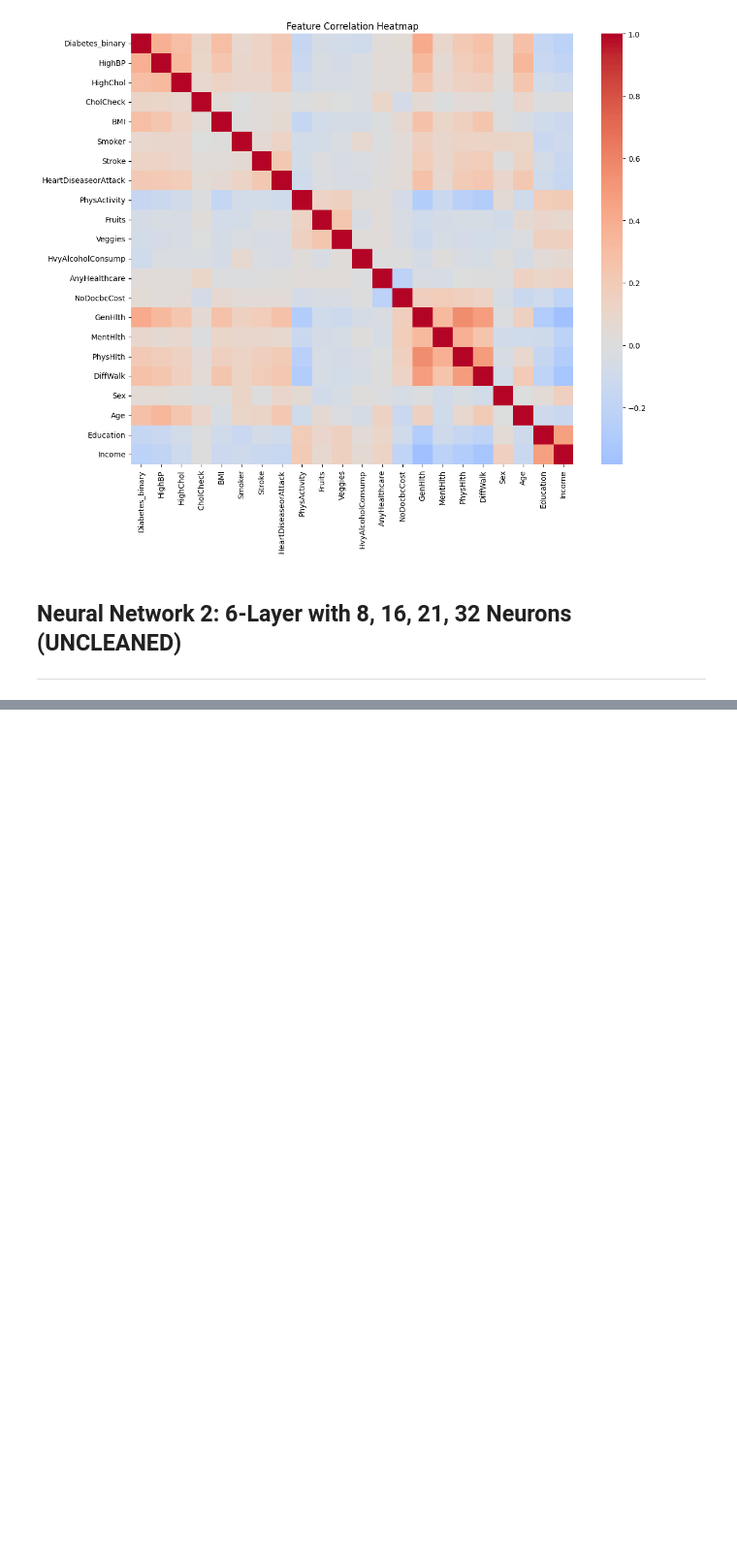
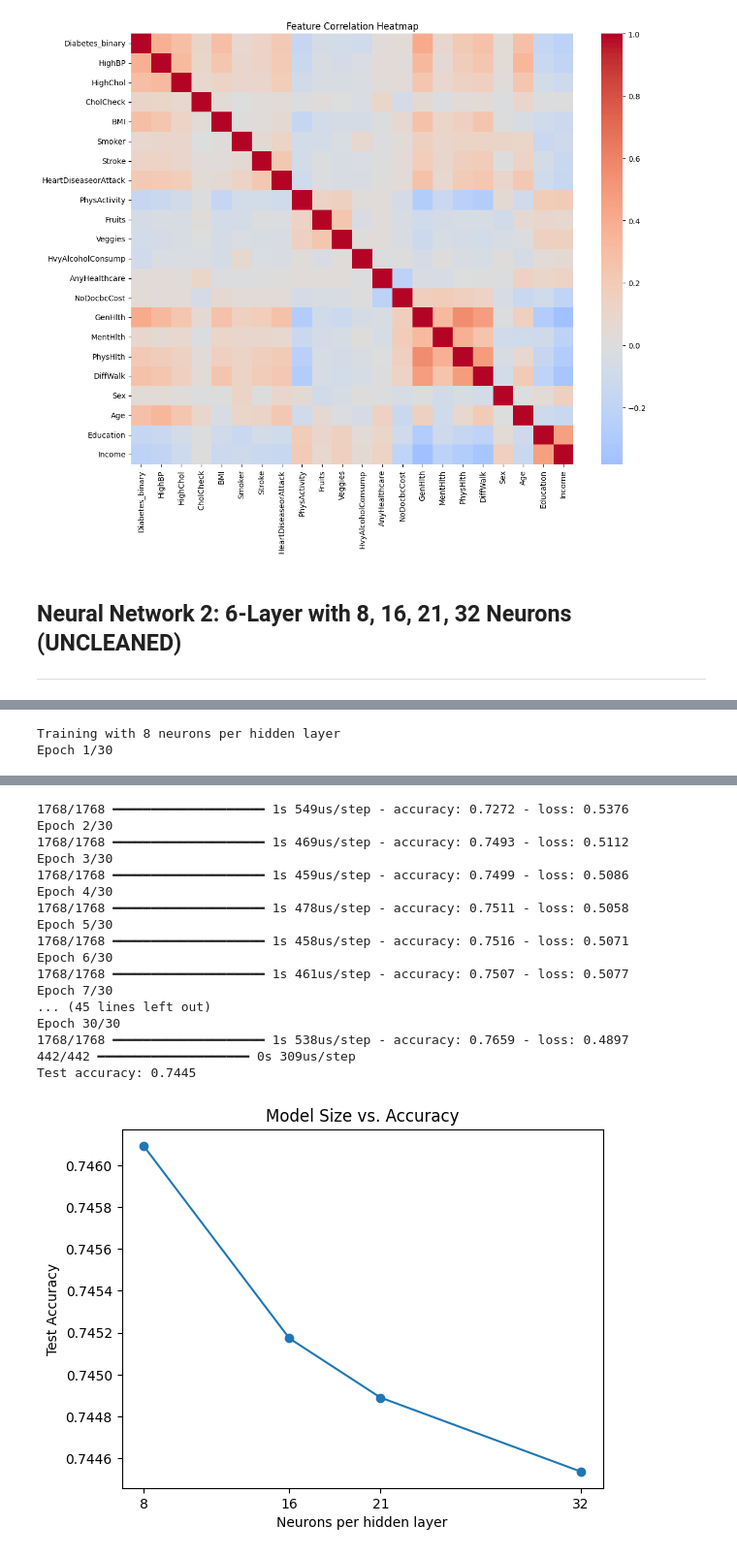
Before and after one commit to LJMurphyy/diabetes-risk-predictor, a Jupyter notebook: ljmurphy.ipynb, the cells around one changed output, grey strips where cells are left out. Shown at 97% size. Cells and saved outputs as stored; diff of their text form; code cells hidden in the pictures; blank space fills up the shorter version.

```diff
--- a/ljmurphy.ipynb
+++ b/ljmurphy.ipynb
@@ -381,0 +234,61 @@ Epoch 20/20
+# %%
+# Load the cleaned 50/50 dataset
+df = pd.read_csv('5050_clean_diabetes_dataset.csv')
+# %%
+# Cell 3 – Split into features & target, then train/test (50:50)
+X = df.drop('Diabetes_binary', axis=1).values
+y = df['Diabetes_binary'].values
+
+# Cell 3 – Single train/test split (80% train, 20% test)
+X_train, X_test, y_train, y_test = train_test_split(
+    X, y,
+    test_size=0.2,
+    stratify=y,
+    random_state=42
+)
+
+# Scale features
+scaler = StandardScaler().fit(X_train)
+X_train = scaler.transform(X_train)
+X_test  = scaler.transform(X_test)
+
+# Cell 4 – Model builder for 6-layer net (4 hidden + in/out)
+def build_model(units):
+    m = Sequential([
+        Dense(units, activation='relu', input_dim=X_train.shape[1]),
+        Dense(units, activation='relu'),
+        Dense(units, activation='relu'),
+        Dense(units, activation='relu'),
+        Dense(1,     activation='sigmoid'),
+    ])
+    m.compile(optimizer='adam',
+              loss='binary_crossentropy',
+              metrics=['accuracy'])
+    return m
+
+
+# Cell 5 – Train & evaluate each variant, no extra splits
+results = {}
+for units in [8, 16, 21, 32]:
+    print(f"\nTraining with {units} neurons per hidden layer")
+    model = build_model(units)
+    model.fit(X_train, y_train,
+              epochs=30,
+              batch_size=32,
+              verbose=1)      # no validation_split here
+
+    preds = (model.predict(X_test) > 0.5).astype(int).flatten()
+    acc = accuracy_score(y_test, preds)
+    print(f"Test accuracy: {acc:.4f}")
+    results[units] = acc
+
+# Cell 6 – Comparison plot
+plt.plot(list(results.keys()), list(results.values()), marker='o')
+plt.xlabel('Neurons per hidden layer')
+plt.ylabel('Test Accuracy')
+plt.title('Model Size vs. Accuracy')
+plt.xticks([8,16,21,32])
+plt.show()
+# %% [output]
+Training with 8 neurons per hidden layer
+Epoch 1/30
@@ -381,0 +346,18 @@ Epoch 20/20
+1768/1768 ━━━━━━━━━━━━━━━━━━━━ 1s 549us/step - accuracy: 0.7272 - loss: 0.5376
+Epoch 2/30
+1768/1768 ━━━━━━━━━━━━━━━━━━━━ 1s 469us/step - accuracy: 0.7493 - loss: 0.5112
+Epoch 3/30
+1768/1768 ━━━━━━━━━━━━━━━━━━━━ 1s 459us/step - accuracy: 0.7499 - loss: 0.5086
+Epoch 4/30
+1768/1768 ━━━━━━━━━━━━━━━━━━━━ 1s 478us/step - accuracy: 0.7511 - loss: 0.5058
+Epoch 5/30
+1768/1768 ━━━━━━━━━━━━━━━━━━━━ 1s 458us/step - accuracy: 0.7516 - loss: 0.5071
+Epoch 6/30
+1768/1768 ━━━━━━━━━━━━━━━━━━━━ 1s 461us/step - accuracy: 0.7507 - loss: 0.5077
+Epoch 7/30
+... (45 lines left out)
+Epoch 30/30
+1768/1768 ━━━━━━━━━━━━━━━━━━━━ 1s 538us/step - accuracy: 0.7659 - loss: 0.4897
+442/442 ━━━━━━━━━━━━━━━━━━━━ 0s 309us/step
+Test accuracy: 0.7445
+[figure, added]
```
Also changed, not shown: parts of 29 cells of this notebook.
